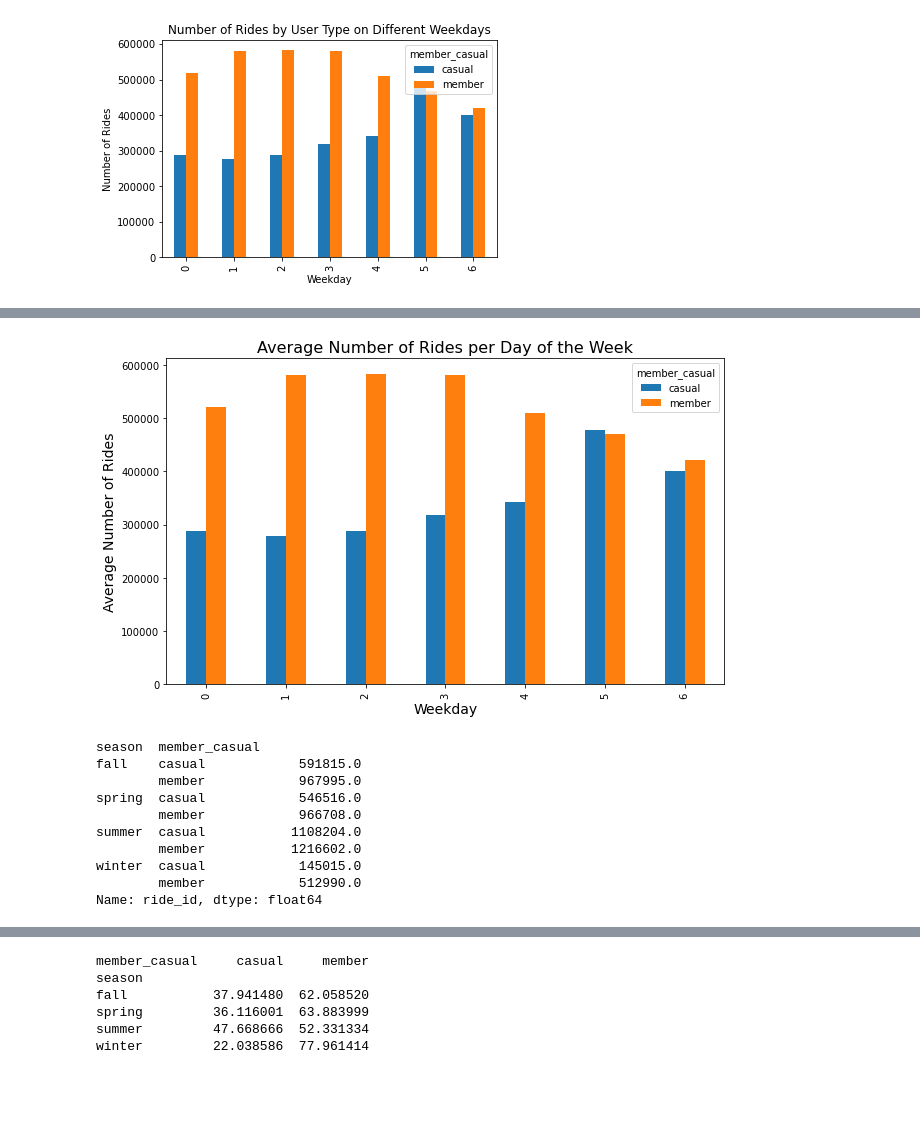
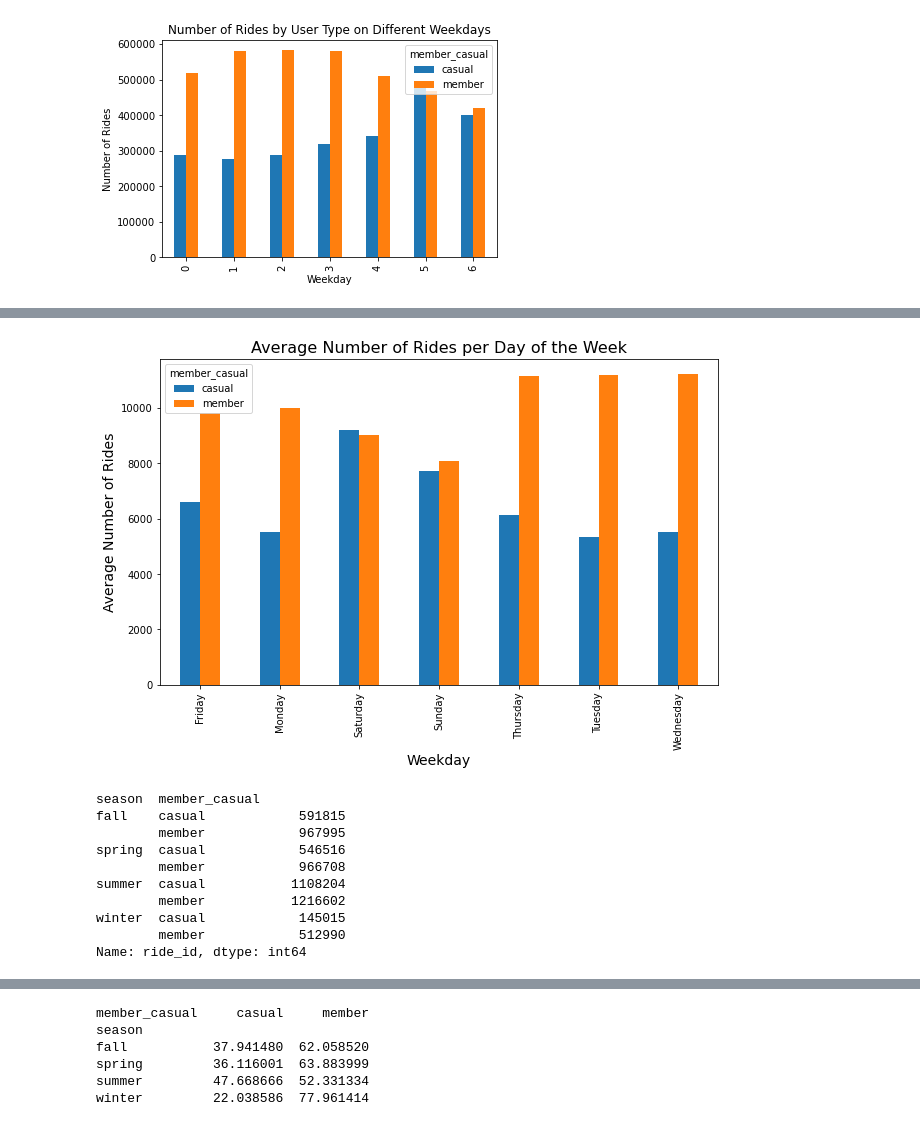
Before and after one commit to lamch0/Cyclistic-Data-Analysis-Project, a Jupyter notebook: notebook.ipynb, the cells around one changed output, grey strips where cells are left out. Drawn from its saved outputs; the diff is of its cells as text; code cells hidden in the pictures; blank space fills up the shorter version.

```diff
--- a/notebook.ipynb
+++ b/notebook.ipynb
@@ -99,6 +99,7 @@ variables
 df['started_at'] = pd.to_datetime(df['started_at'])
 df['ended_at'] = pd.to_datetime(df['ended_at'])
 df['day_of_week'] = df['started_at'].dt.dayofweek
+df['weekday'] = df['started_at'].dt.day_name()
 df['ride_length'] = df['ended_at'] - df['started_at']
 # %%
 df.head()
@@ -134,6 +135,18 @@ def get_season(month):
 # %%
 # Extract the month from the 'start_time' column and apply the 'get_season' function to create a new 'season' column
 df['season'] = df['started_at'].dt.month.apply(get_season)
+# %%
+def time_of_day(hour):
+    if 5 <= hour < 12:
+        return 'Morning'
+    elif 12 <= hour < 17:
+        return 'Afternoon'
+    elif 17 <= hour < 21:
+        return 'Evening'
+    else:
+        return 'Night'
+# %%
+df['time_of_day'] = df['started_at'].dt.hour.apply(time_of_day)
 # %%
 df.head()
 # %% [output]
@@ -335,0 +379,3 @@ Name: ride_id, dtype: float64
+# %%
+ride_avg_count = df3.groupby(['weekday', 'member_casual'])['ride_id'].count()/52
+ride_avg_count
@@ -336,13 +399,13 @@ Name: ride_id, dtype: float64
 # %%
 # create a bar plot
-ax = df_grouped.unstack().plot(figsize=(10,6), kind='bar')
+ax = ride_avg_count.unstack().plot(figsize=(10,6), kind='bar')
 
 # set the title and axis labels
 ax.set_title('Average Number of Rides per Day of the Week', fontsize=16)
 ax.set_xlabel('Weekday', fontsize=14)
 ax.set_ylabel('Average Number of Rides', fontsize=14)
 
 # show the plot
 plt.show()
 # %% [output]
-[figure, old version]
+[figure, new version]
@@ -349,16 +414,15 @@ plt.show()
 # %%
-# calculate the average number of rides per season
+# calculate the number of rides per season
 df_grouped = df3.groupby(['season', 'member_casual'])['ride_id'].count()
-df_grouped = df_grouped.groupby(['season', 'member_casual']).mean()
 df_grouped
 # %% [output]
 season  member_casual
-fall    casual            591815.0
-        member            967995.0
-spring  casual            546516.0
-        member            966708.0
-summer  casual           1108204.0
-        member           1216602.0
-winter  casual            145015.0
-        member            512990.0
-Name: ride_id, dtype: float64
+fall    casual            591815
+        member            967995
+spring  casual            546516
+        member            966708
+summer  casual           1108204
+        member           1216602
+winter  casual            145015
+        member            512990
+Name: ride_id, dtype: int64
```
Also changed, not shown: parts of 27 cells of this notebook.
